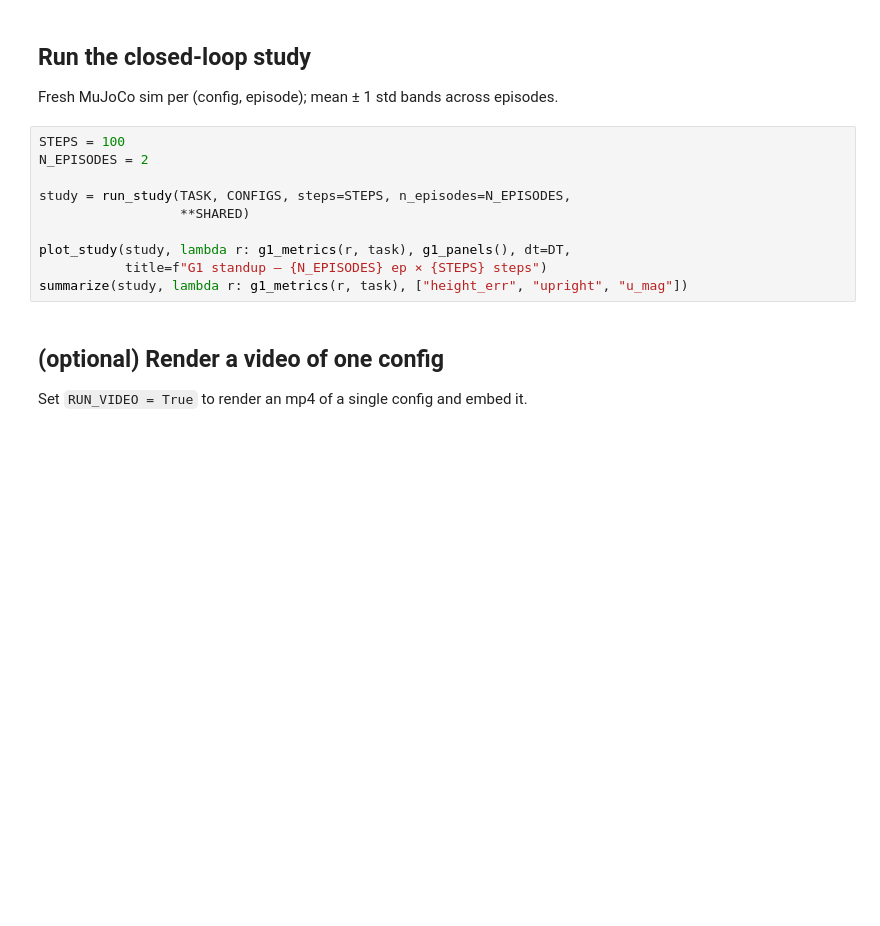
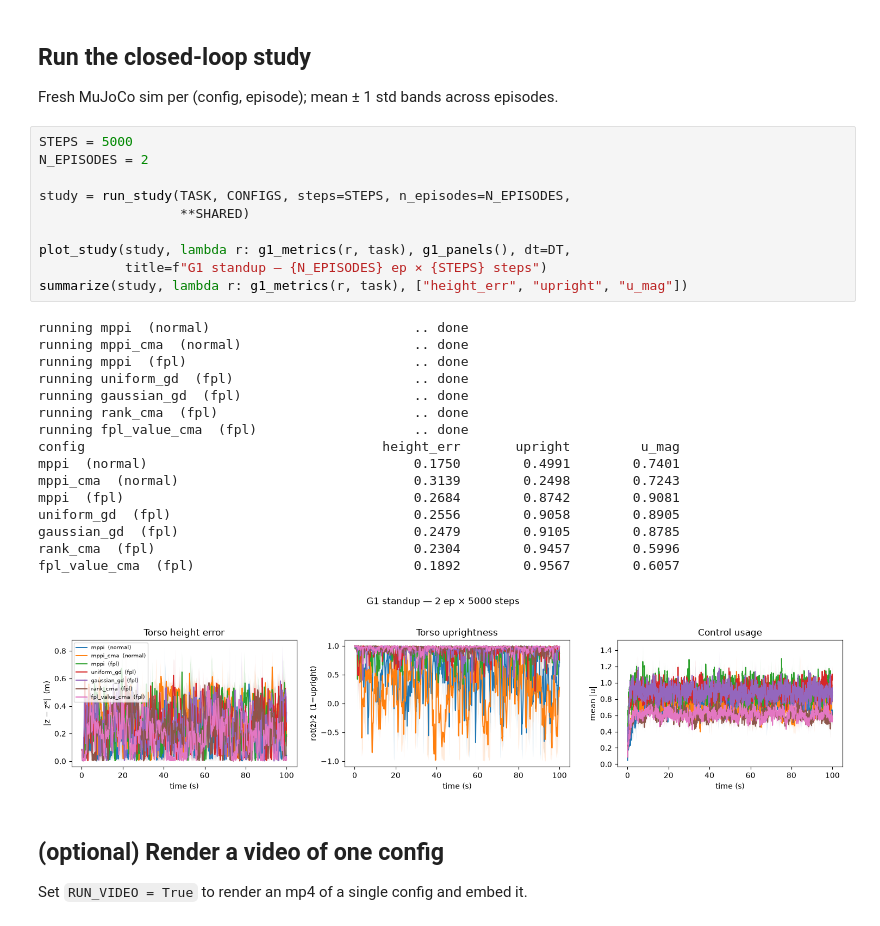
Before and after one commit to abingeorge07/Analytic-MPPI, a Jupyter notebook: notebooks/g1_standup.ipynb, the cells around one changed output. Drawn from its saved outputs; the diff is of its cells as text; blank space fills up the shorter version.

```diff
--- a/notebooks/g1_standup.ipynb
+++ b/notebooks/g1_standup.ipynb
@@ -47,15 +49,32 @@ CONFIGS = [
 
 Fresh MuJoCo sim per (config, episode); mean ± 1 std bands across episodes.
 # %%
-STEPS = 100
+STEPS = 5000
 N_EPISODES = 2
 
 study = run_study(TASK, CONFIGS, steps=STEPS, n_episodes=N_EPISODES,
                   **SHARED)
 
 plot_study(study, lambda r: g1_metrics(r, task), g1_panels(), dt=DT,
            title=f"G1 standup — {N_EPISODES} ep × {STEPS} steps")
 summarize(study, lambda r: g1_metrics(r, task), ["height_err", "upright", "u_mag"])
+# %% [output]
+running mppi  (normal)                          .. done
+running mppi_cma  (normal)                      .. done
+running mppi  (fpl)                             .. done
+running uniform_gd  (fpl)                       .. done
+running gaussian_gd  (fpl)                      .. done
+running rank_cma  (fpl)                         .. done
+running fpl_value_cma  (fpl)                    .. done
+config                                      height_err       upright         u_mag
+mppi  (normal)                                  0.1750        0.4991        0.7401
+mppi_cma  (normal)                              0.3139        0.2498        0.7243
+mppi  (fpl)                                     0.2684        0.8742        0.9081
+uniform_gd  (fpl)                               0.2556        0.9058        0.8905
+gaussian_gd  (fpl)                              0.2479        0.9105        0.8785
+rank_cma  (fpl)                                 0.2304        0.9457        0.5996
+fpl_value_cma  (fpl)                            0.1892        0.9567        0.6057
+[figure, added]
 # %% [markdown]
 ## (optional) Render a video of one config
 
```
Also changed, not shown: parts of 2 cells of this notebook, 5 other files.
